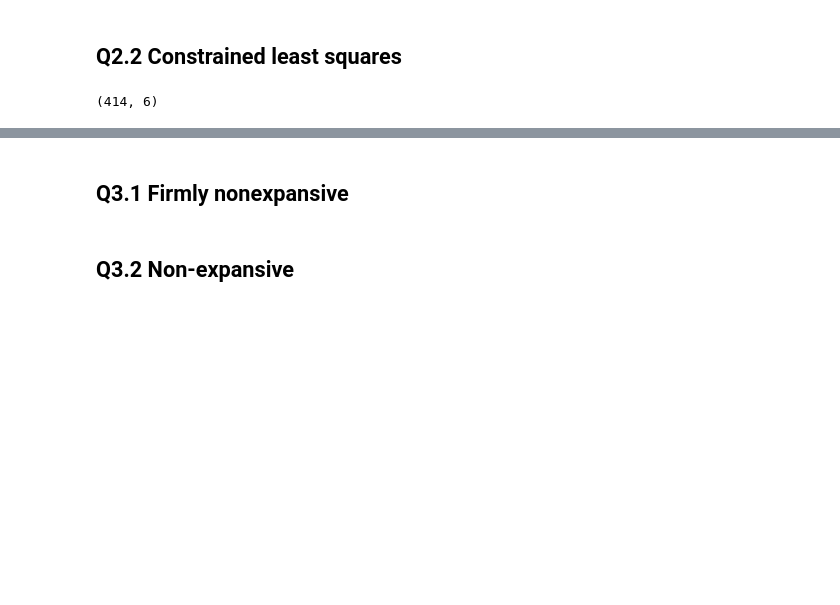
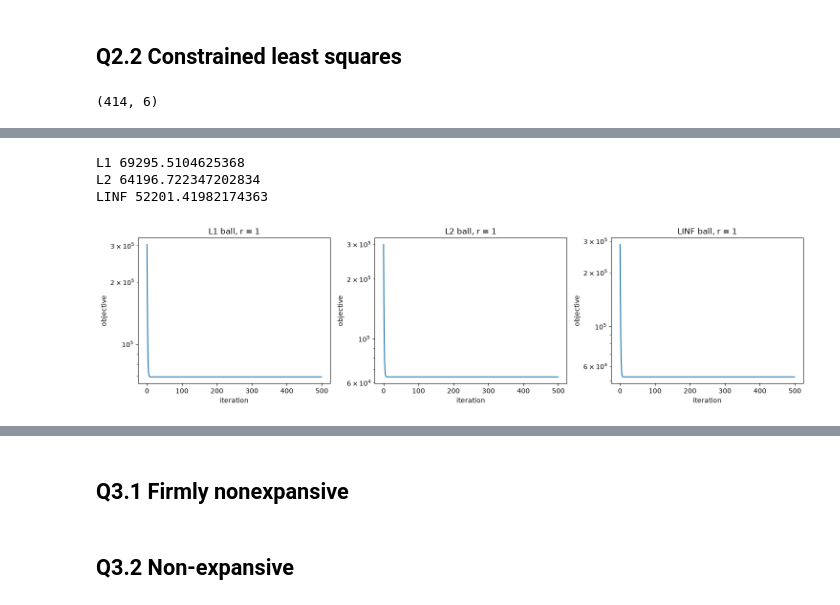
Before and after one commit to SimonC03/coding-playground, a Jupyter notebook: MPDSC/continuous-optimization/assignment3/assignment3_group3.ipynb, the cells around one changed output, grey strips where cells are left out. Cells and saved outputs as stored; diff of their text form; code cells hidden in the pictures; blank space fills up the shorter version.

Commit message:
Implement code changes to enhance functionality and improve performance

```diff
--- a/MPDSC/continuous-optimization/assignment3/assignment3_group3.ipynb
+++ b/MPDSC/continuous-optimization/assignment3/assignment3_group3.ipynb
@@ -169,2 +204,17 @@ def LINFprojection(x, r):
 # %%
-# Check the projections on some random points
+# Check your functions by projecting some random points and checking the result.
+np.random.seed(0)
+r = 1
+x1 = np.array([3.0, 4.0])
+x2 = np.array([0.2, -0.3])
+x3 = np.random.randn(6) * 3
+
+for x in [x1, x2, x3]:
+    y1 = L1projection(x, r)
+    y2 = L2projection(x, r)
+    y3 = LINFprojection(x, r)
+    print('x:', x)
+    print('L1:', y1, 'norm:', np.sum(np.abs(y1)))
+    print('L2:', y2, 'norm:', np.linalg.norm(y2))
+    print('LINF:', y3, 'norm:', np.max(np.abs(y3)))
+    print()
@@ -176,4 +286,23 @@ def PGD(X, y, projection, r, step, T):
 # %%
 # (b) Objective value vs iterations for each constraint with r = 1
+projections = [L1projection, L2projection, LINFprojection]
+names = ['L1', 'L2', 'LINF']
+
+fig, axes = plt.subplots(1, 3, figsize=(15, 4))
+for ax, projection, name in zip(axes, projections, names):
+    theta, mu, values = PGD(X_house, y_house, projection, 1, step, T)
+    print(name, values[-1])
+    ax.plot(values)
+    ax.set_yscale('log')
+    ax.set_title(name + ' ball, r = 1')
+    ax.set_xlabel('iteration')
+    ax.set_ylabel('objective')
+plt.tight_layout()
+plt.show()
+# %% [output]
+L1 69295.5104625368
+L2 64196.722347202834
+LINF 52201.41982174363
+[figure, added]
 # %%
 # (c) Trained coefficients vs the radius r for each constraint
```
Also changed, not shown: parts of 8 cells of this notebook.
